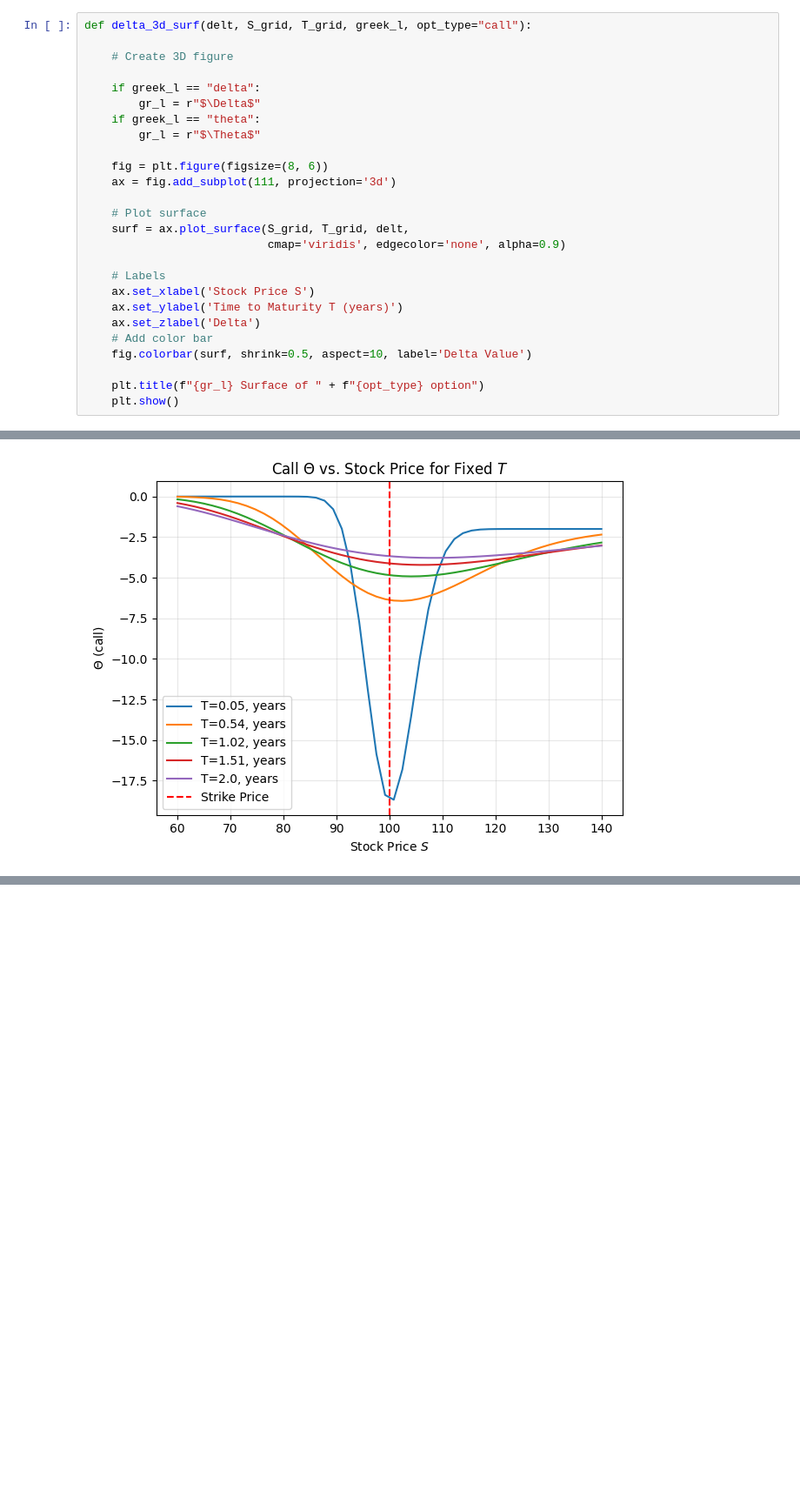
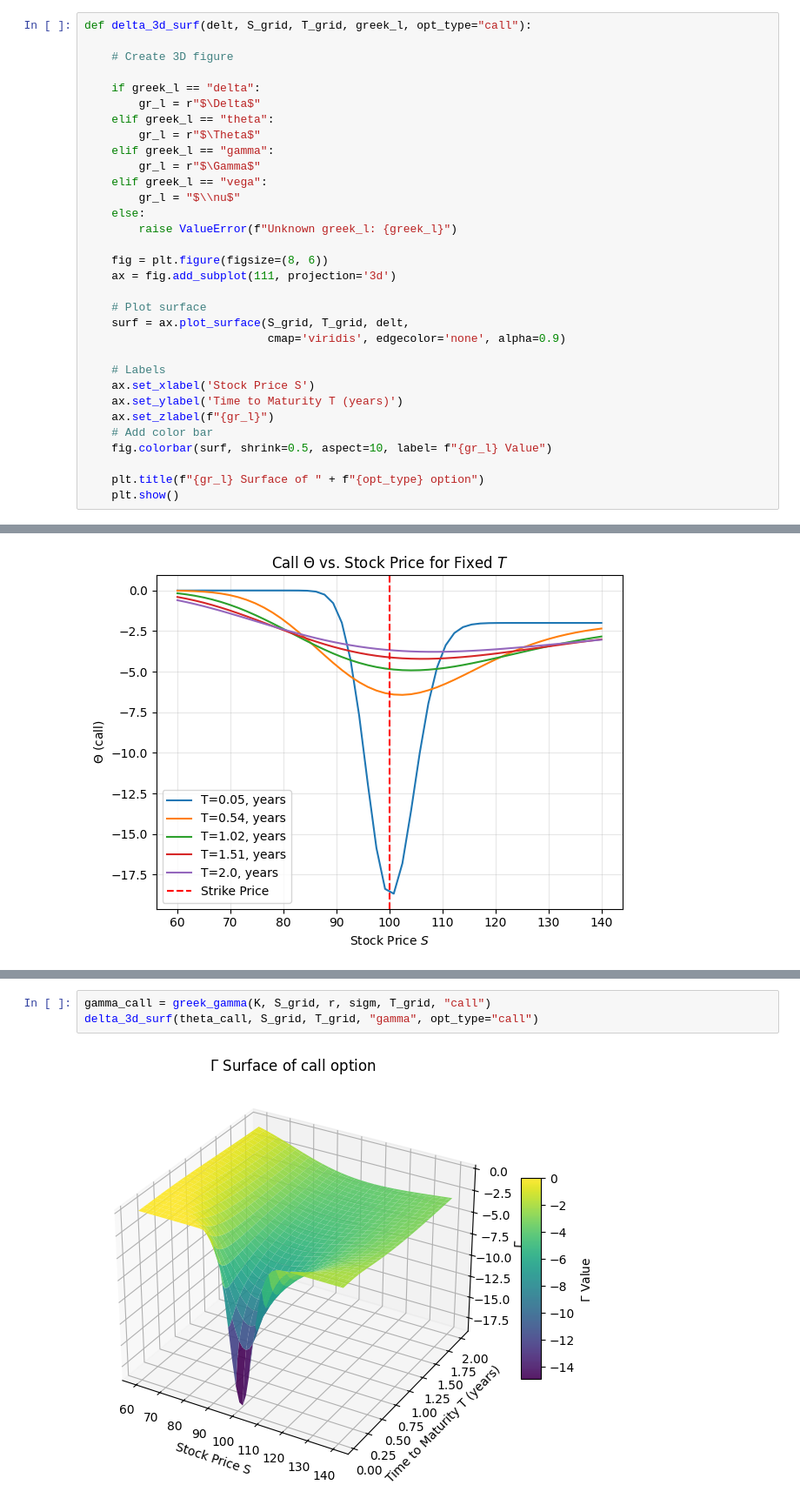
Before and after one commit to conformist89/greeks, a Jupyter notebook: greeks.ipynb, the cells around one changed output, grey strips where cells are left out. Shown at 87% size. Cells and saved outputs as stored; diff of their text form; blank space fills up the shorter version.

```diff
--- a/greeks.ipynb
+++ b/greeks.ipynb
@@ -129,8 +135,14 @@ def delta_3d_surf(delt, S_grid, T_grid, greek_l, opt_type="call"):
 
     if greek_l == "delta":
         gr_l = r"$\Delta$"
-    if greek_l == "theta":
+    elif greek_l == "theta":
         gr_l = r"$\Theta$"
+    elif greek_l == "gamma":
+        gr_l = r"$\Gamma$"
+    elif greek_l == "vega":
+        gr_l = "$\\nu$"
+    else:
+        raise ValueError(f"Unknown greek_l: {greek_l}")
 
     fig = plt.figure(figsize=(8, 6))
     ax = fig.add_subplot(111, projection='3d')
@@ -142,9 +154,9 @@ def delta_3d_surf(delt, S_grid, T_grid, greek_l, opt_type="call"):
     # Labels
     ax.set_xlabel('Stock Price S')
     ax.set_ylabel('Time to Maturity T (years)')
-    ax.set_zlabel('Delta')
+    ax.set_zlabel(f"{gr_l}")
     # Add color bar
-    fig.colorbar(surf, shrink=0.5, aspect=10, label='Delta Value')
+    fig.colorbar(surf, shrink=0.5, aspect=10, label= f"{gr_l} Value")
 
     plt.title(f"{gr_l} Surface of " + f"{opt_type} option")
     plt.show()
@@ -260,0 +292,5 @@ plot_greek_vs_T("theta", K, r, sigm,time_points, fixed_ST, opt_type="call")
+# %%
+gamma_call = greek_gamma(K, S_grid, r, sigm, T_grid, "call")
+delta_3d_surf(theta_call, S_grid, T_grid, "gamma", opt_type="call")
+# %% [output]
+[figure, added]
```
Also changed, not shown: parts of 13 cells of this notebook.
